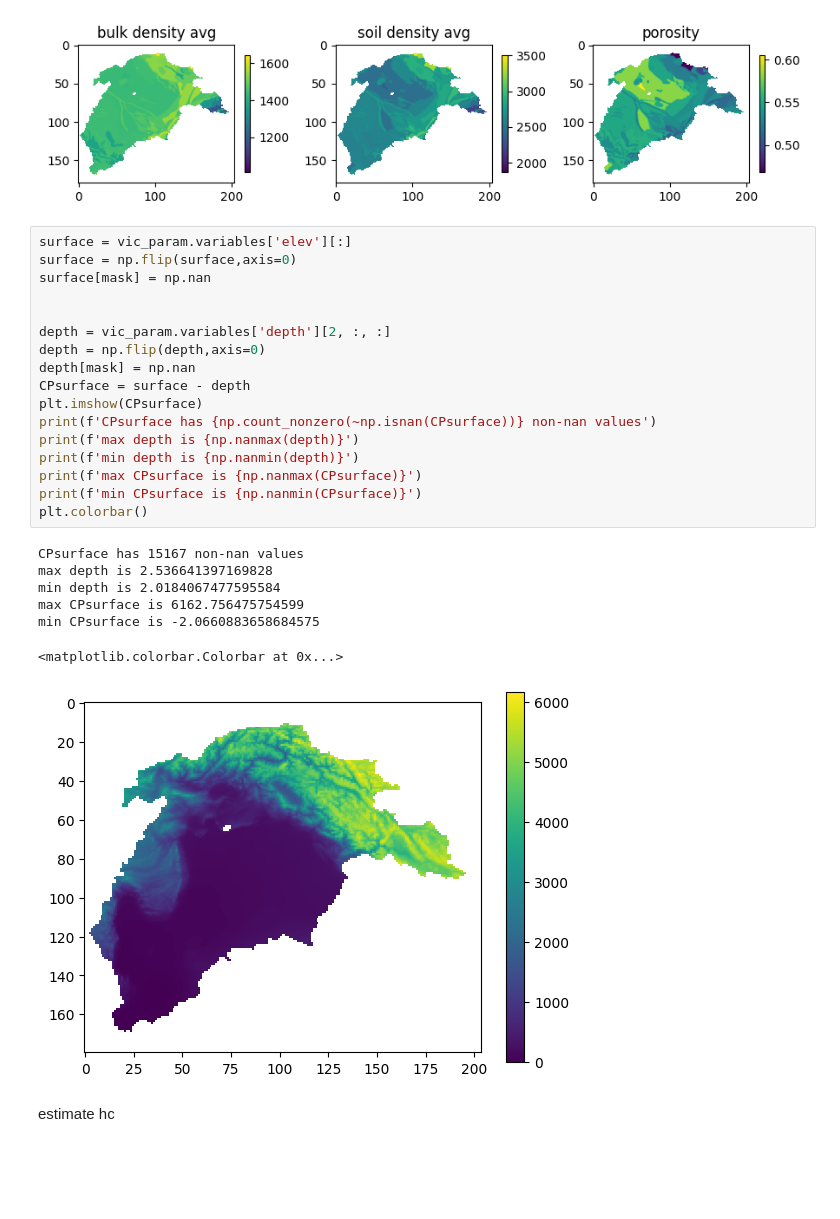
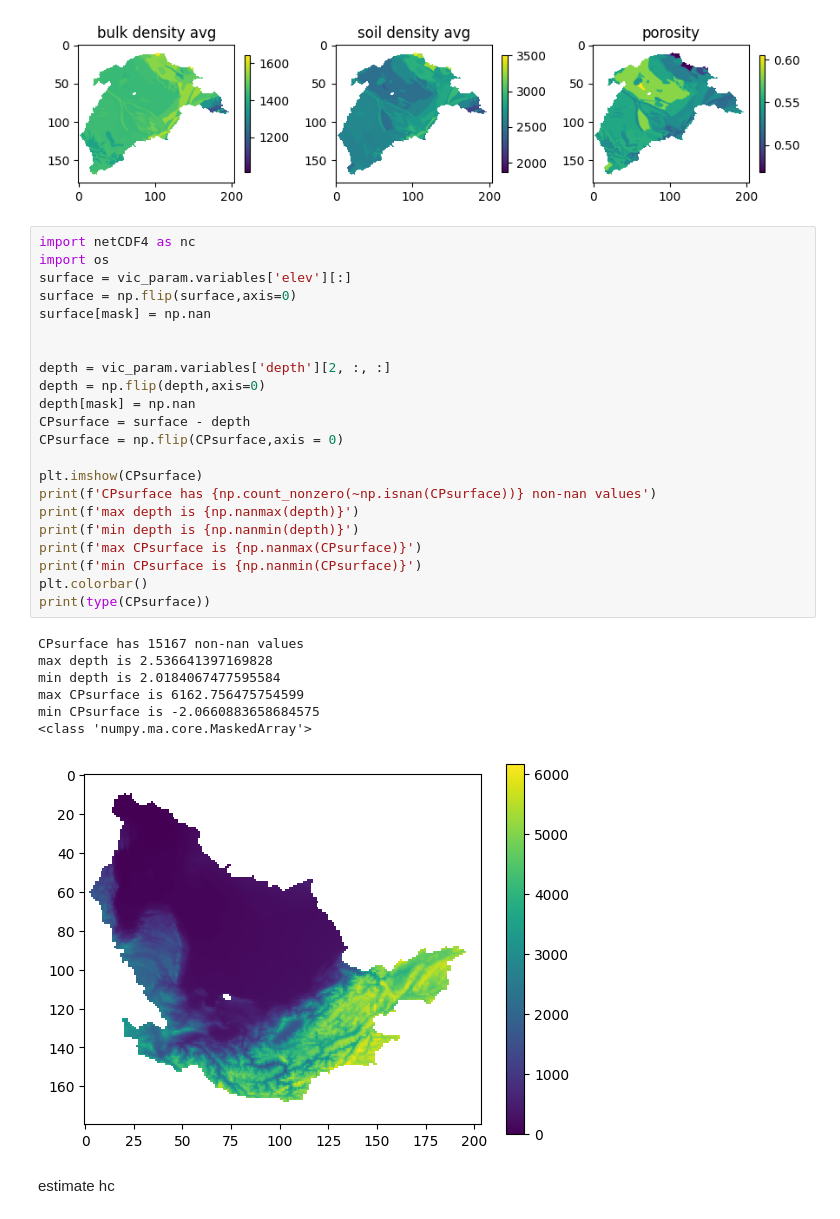
Before and after one commit to StellaLiu-gogogo/VIC-WUR-GWM, a Jupyter notebook: vic_online/python/capillary_rise_analysis.ipynb, the cells around one changed output. Saved outputs shown, nothing was run; the diff lists cells and outputs as text; blank space fills up the shorter version.

```diff
--- a/vic_online/python/capillary_rise_analysis.ipynb
+++ b/vic_online/python/capillary_rise_analysis.ipynb
@@ -98,30 +98,35 @@ plt.show()
 # %% [output]
 [figure]
 # %%
+import netCDF4 as nc
+import os
 surface = vic_param.variables['elev'][:]
 surface = np.flip(surface,axis=0)
 surface[mask] = np.nan
 
 
 depth = vic_param.variables['depth'][2, :, :]
 depth = np.flip(depth,axis=0)
 depth[mask] = np.nan
 CPsurface = surface - depth
+CPsurface = np.flip(CPsurface,axis = 0)
+
 plt.imshow(CPsurface)
 print(f'CPsurface has {np.count_nonzero(~np.isnan(CPsurface))} non-nan values')
 print(f'max depth is {np.nanmax(depth)}')
 print(f'min depth is {np.nanmin(depth)}')
 print(f'max CPsurface is {np.nanmax(CPsurface)}')
 print(f'min CPsurface is {np.nanmin(CPsurface)}')
 plt.colorbar()
+print(type(CPsurface))
 # %% [output]
 CPsurface has 15167 non-nan values
 max depth is 2.536641397169828
 min depth is 2.0184067477595584
 max CPsurface is 6162.756475754599
 min CPsurface is -2.0660883658684575
+<class 'numpy.ma.core.MaskedArray'>
-<matplotlib.colorbar.Colorbar at 0x...>
-[figure, old version]
+[figure, new version]
 # %% [markdown]
 estimate hc
 # %%
```
Also changed, not shown: parts of 21 cells of this notebook, 13 other files.
